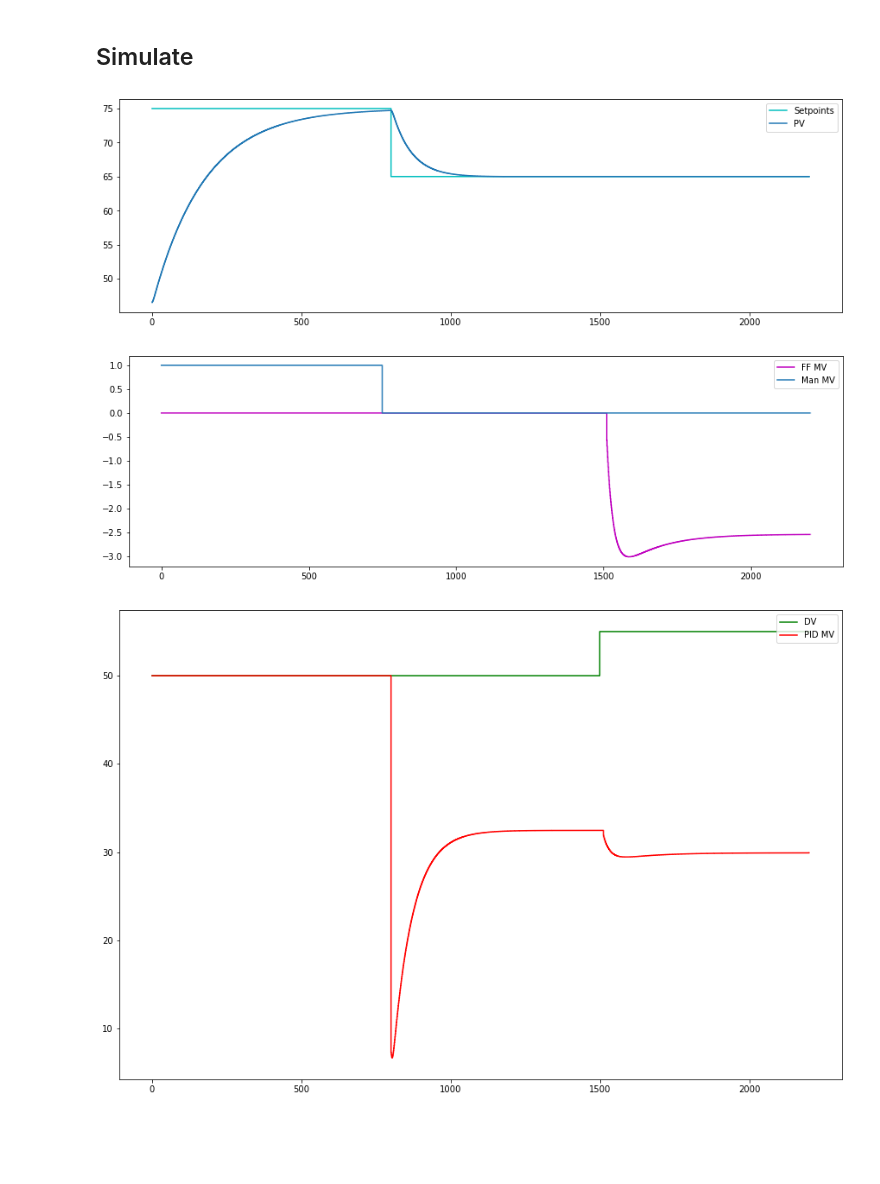
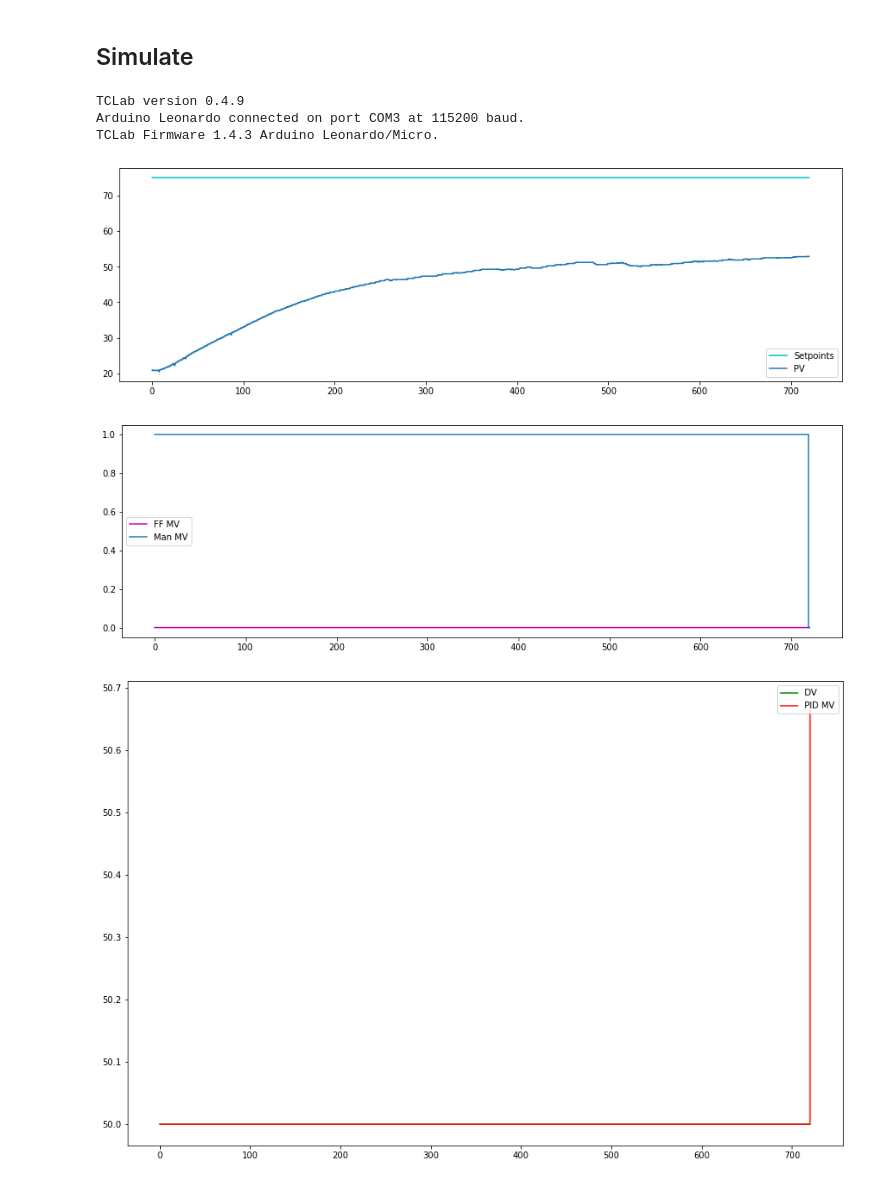
Before and after one commit to fred-corp/ECAM-Control_Theory-TCLab, a Jupyter notebook: Code/Experiment_CLP_PID_FF.ipynb, the cells around one changed output. Cells and saved outputs as stored; diff of their text form; code cells hidden in the pictures; blank space fills up the shorter version.

Commit message:
TCLAB PID first live expirimentation + live plot

```diff
--- a/Code/Experiment_CLP_PID_FF.ipynb
+++ b/Code/Experiment_CLP_PID_FF.ipynb
@@ -19,7 +19,7 @@ from package_DBR import *
 # %% [markdown]
 ## Simulation params
 # %%
-TSim = 2200
+TSim = 720
 Ts = 1.0
 
 # Initial working points
@@ -92,6 +92,7 @@ DVDelay = []
 PV1d = []
 PV2d = []
 
+#lab.close()
 lab = tclab.TCLab()
 
 #def PID_RT(PV, SP, MV, Ts, Kc, Ti, Td, alpha,
@@ -128,37 +129,40 @@ for i in range(0, N):
 
     # Disturbance dynamics$
     DV - DV0*np.ones_like(DV)
-    lab.Q2(DV - DV0*np.ones_like(DV))
+    lab.Q2(DV[-1])
 
     PV.append(lab.T1)
     #print("PV2p[-1]= {}, PV2d[-1] = {}, PV0 = {}, Kp = {}, MV0 = {}".format(PV2p[-1],PV2d[-1] ,PV0 , Kp , MV0))
     time.sleep(Ts)
 
 
 f = plt.figure(0)
 f.set_figwidth(15)
 f.set_figheight(10)
 plt.subplot(2,1,1)
 plt.step(t, np.array(SP),'c-', label='Setpoints',where='post')
 plt.step(t, np.array(PV), label='PV')
 plt.legend(loc='best')
 s = plt.figure(1)
 s.set_figwidth(15)
 s.set_figheight(10)
 plt.subplot(2,1,2)
 plt.step(t, np.array(MVFF),'m', label='FF MV')
 plt.step(t, np.array(Man), label='Man MV')
 plt.legend(loc='best')
 s = plt.figure(2)
 s.set_figwidth(15)
 s.set_figheight(10)
 plt.step(t, np.array(DV),'g', label='DV')
 plt.step(t, np.array(MV["MV"]),'r', label='PID MV', where='post')
 
 plt.legend(loc='upper right')
 
 plt.show()
 # %% [output]
+TCLab version 0.4.9
+Arduino Leonardo connected on port COM3 at 115200 baud.
+TCLab Firmware 1.4.3 Arduino Leonardo/Micro.
-[figure, old version]
+[figure, new version]
-[figure, old version]
+[figure, new version]
-[figure, old version]
+[figure, new version]
```
